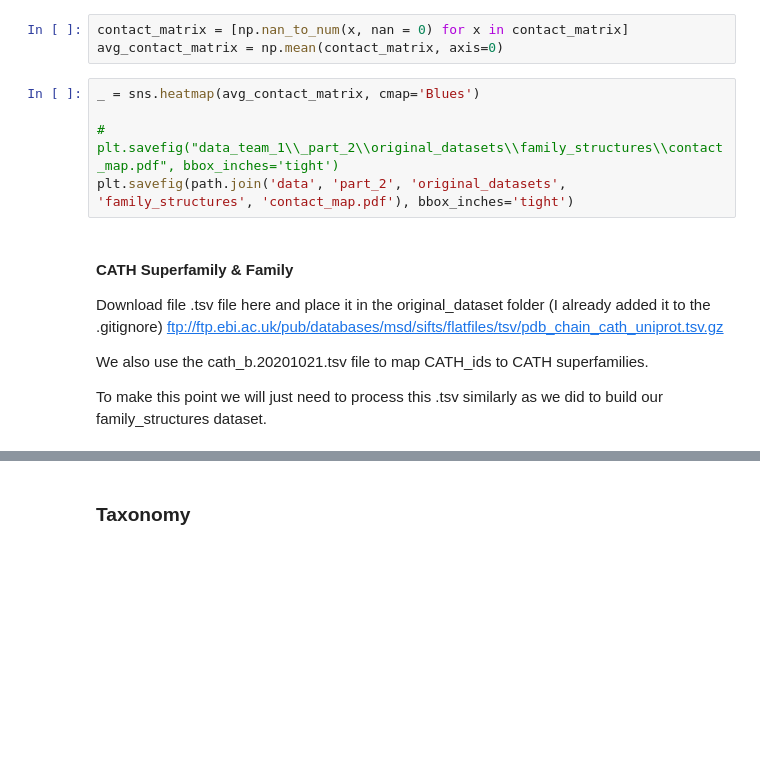
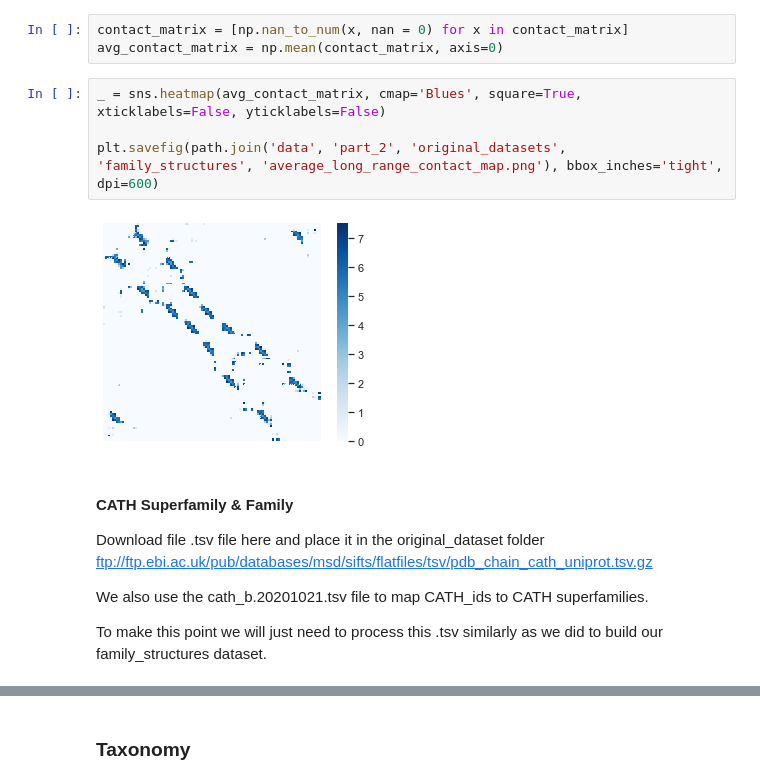
Before and after one commit to AlessandroManente/BiologicalDataDS2020, a Jupyter notebook: Project.ipynb, the cells around one changed output, grey strips where cells are left out. Drawn from its saved outputs; the diff is of its cells as text; blank space fills up the shorter version.

```diff
--- a/Project.ipynb
+++ b/Project.ipynb
@@ -360,13 +501,14 @@ contact_matrix = [get_distance_matrix(residue, threshold, sequence_separation) f
 contact_matrix = [np.nan_to_num(x, nan = 0) for x in contact_matrix]
 avg_contact_matrix = np.mean(contact_matrix, axis=0)
 # %%
-_ = sns.heatmap(avg_contact_matrix, cmap='Blues')
+_ = sns.heatmap(avg_contact_matrix, cmap='Blues', square=True, xticklabels=False, yticklabels=False)
 
-# plt.savefig("data_team_1\\_part_2\\original_datasets\\family_structures\\contact_map.pdf", bbox_inches='tight')
-plt.savefig(path.join('data', 'part_2', 'original_datasets', 'family_structures', 'contact_map.pdf'), bbox_inches='tight')
+plt.savefig(path.join('data', 'part_2', 'original_datasets', 'family_structures', 'average_long_range_contact_map.png'), bbox_inches='tight', dpi=600)
+# %% [output]
+[figure, added]
 # %% [markdown]
 #### CATH Superfamily & Family
-Download file .tsv file here and place it in the original_dataset folder (I already added it to the .gitignore)
+Download file .tsv file here and place it in the original_dataset folder
 ftp://ftp.ebi.ac.uk/pub/databases/msd/sifts/flatfiles/tsv/pdb_chain_cath_uniprot.tsv.gz
 
 We also use the cath_b.20201021.tsv file to map CATH_ids to CATH superfamilies.
```
Also changed, not shown: parts of 86 cells of this notebook, 21 other files.
